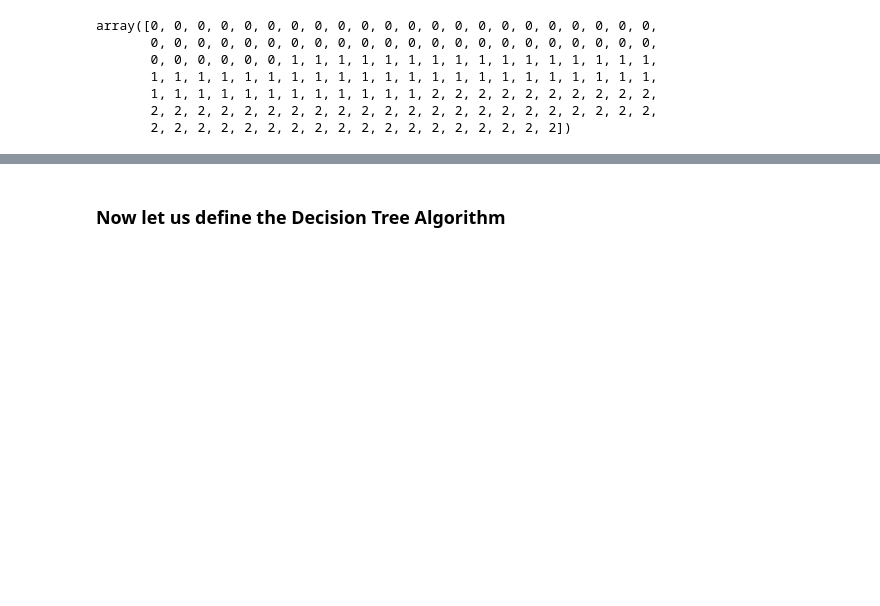
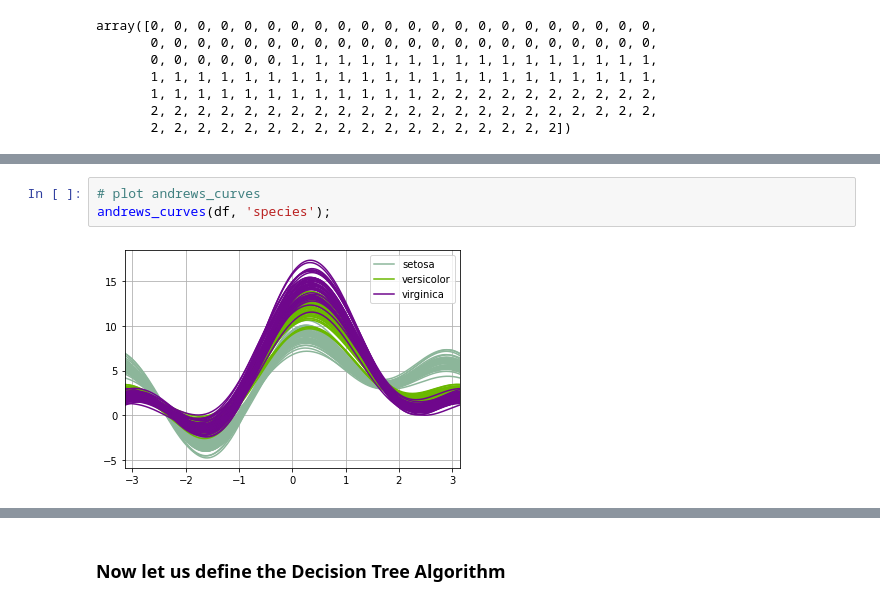
Before and after one commit to Abdelrhman2022/Predicting-the-Iris-by-Decision-Tree, a Jupyter notebook: DecisionTrees.ipynb, the cells around one changed output, grey strips where cells are left out. Drawn from its saved outputs; the diff is of its cells as text; blank space fills up the shorter version.

```diff
--- a/DecisionTrees.ipynb
+++ b/DecisionTrees.ipynb
@@ -37,0 +56,5 @@ array([0, 0, 0, 0, 0, 0, 0, 0, 0, 0, 0, 0, 0, 0, 0, 0, 0, 0, 0, 0, 0, 0,
+# %%
+# plot andrews_curves
+andrews_curves(df, 'species');
+# %% [output]
+[figure, added]
```
Also changed, not shown: parts of 9 cells of this notebook.
